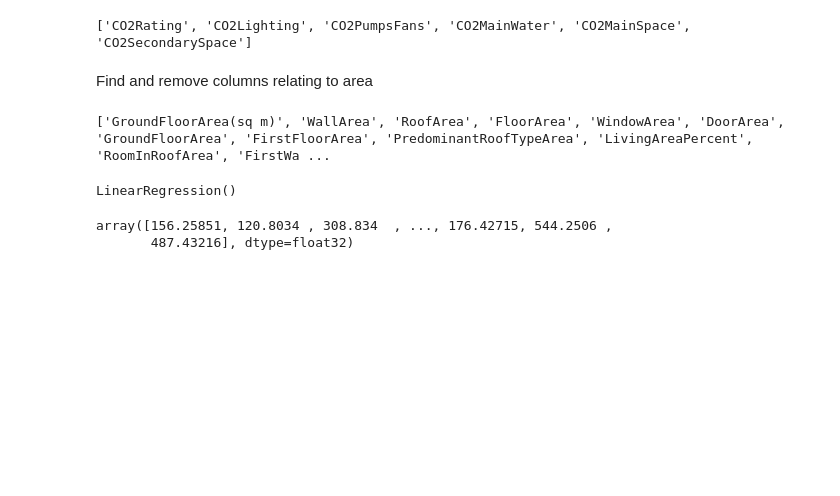
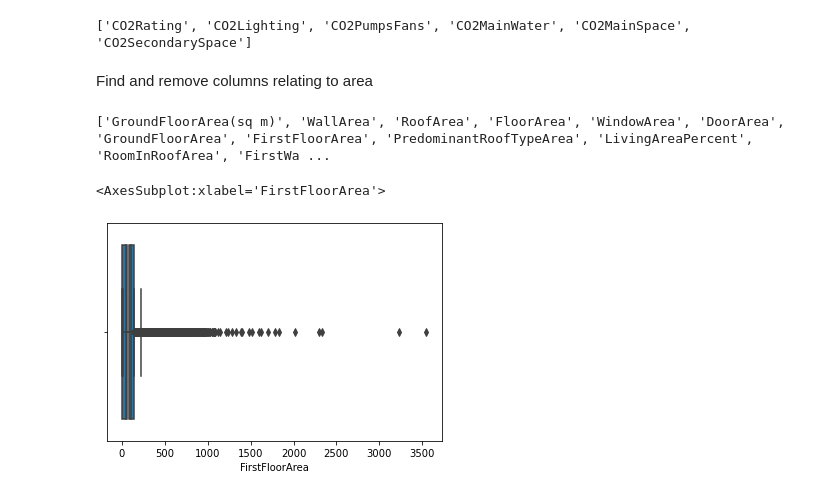
Before and after one commit to codefromjames/eire.energy, a Jupyter notebook: Building Energy Rating Prediction.ipynb, the cells around one changed output. Cells and saved outputs as stored; diff of their text form; code cells hidden in the pictures; blank space fills up the shorter version.

```diff
--- a/Building Energy Rating Prediction.ipynb
+++ b/Building Energy Rating Prediction.ipynb
@@ -689,15 +661,0 @@ x_train, x_test, y_train, y_test = train_test_split(x, y, test_size = 0.2, rando
-# %%
-# importing module
-from sklearn.linear_model import LinearRegression
-# creating an object of LinearRegression class
-LR = LinearRegression()
-# fitting the training data
-LR.fit(x_train,y_train)
-# %% [output]
-LinearRegression()
-# %%
-y_prediction =  LR.predict(x_test)
-y_prediction
-# %% [output]
-array([156.25851, 120.8034 , 308.834  , ..., 176.42715, 544.2506 ,
-       487.43216], dtype=float32)
@@ -703,0 +667,16 @@ array([156.25851, 120.8034 , 308.834  , ..., 176.42715, 544.2506 ,
+# %%
+sns.boxplot(ber_clean['GroundFloorArea(sq m)']) #outliers
+#sns.boxplot(ber_clean['WallArea']) #outliers
+#sns.boxplot(ber_clean['RoofArea']) #outliers
+#sns.boxplot(ber_clean['FloorArea']) #outliers
+#sns.boxplot(ber_clean['WindowArea']) #outliers
+#sns.boxplot(ber_clean['DoorArea']) #outliers
+#sns.boxplot(ber_clean['GroundFloorArea']) #outliers
+sns.boxplot(ber_clean['FirstFloorArea']) #outliers
+#sns.boxplot(ber_clean['PredominantRoofTypeArea']) #outliers
+#sns.boxplot(ber_clean['LivingAreaPercent']) #outliers
+#sns.boxplot(ber_clean['RoomInRoofArea']) #outliers
+#sns.boxplot(ber_clean['FirstWallArea']) #outliers
+# %% [output]
+<AxesSubplot:xlabel='FirstFloorArea'>
+[figure, added]
```
Also changed, not shown: parts of 33 cells of this notebook.
